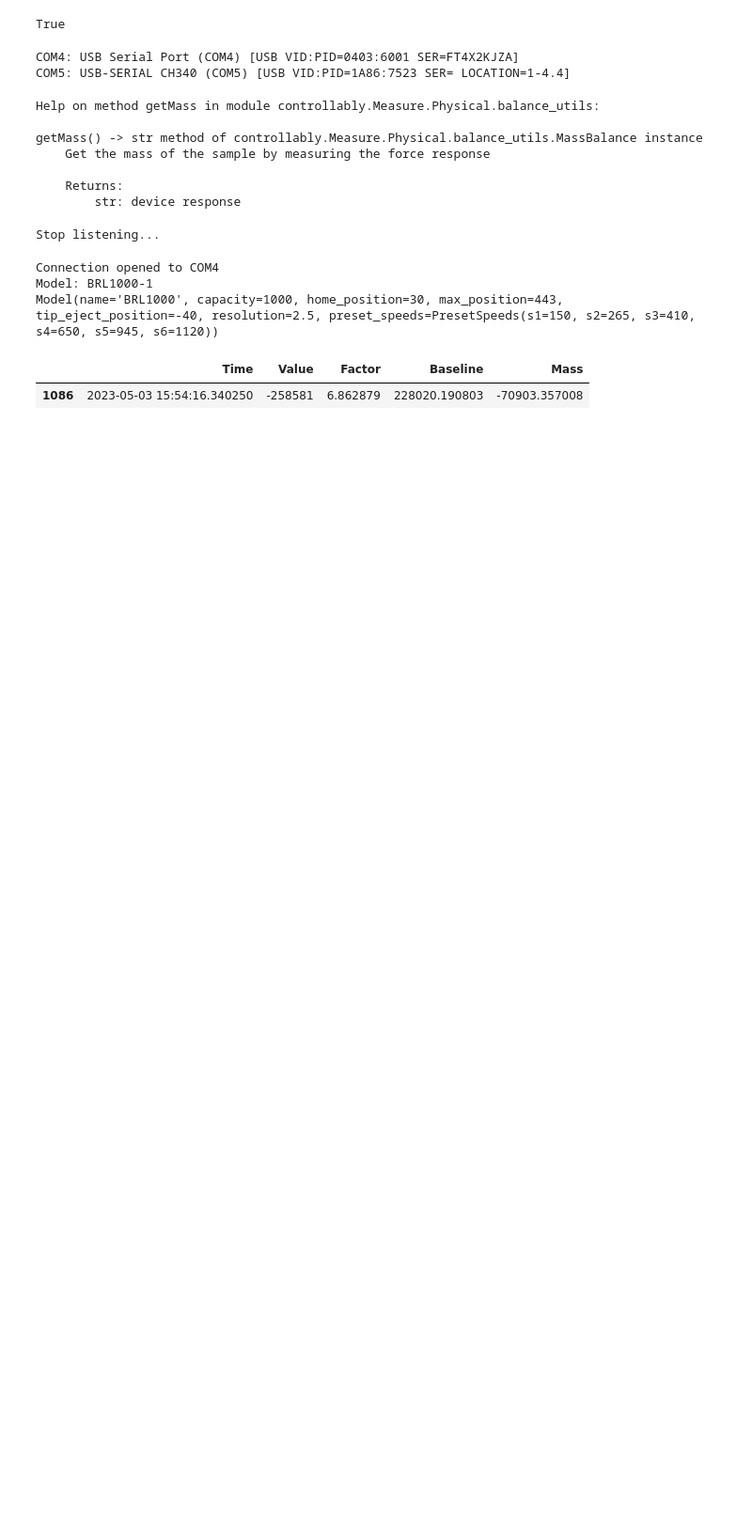
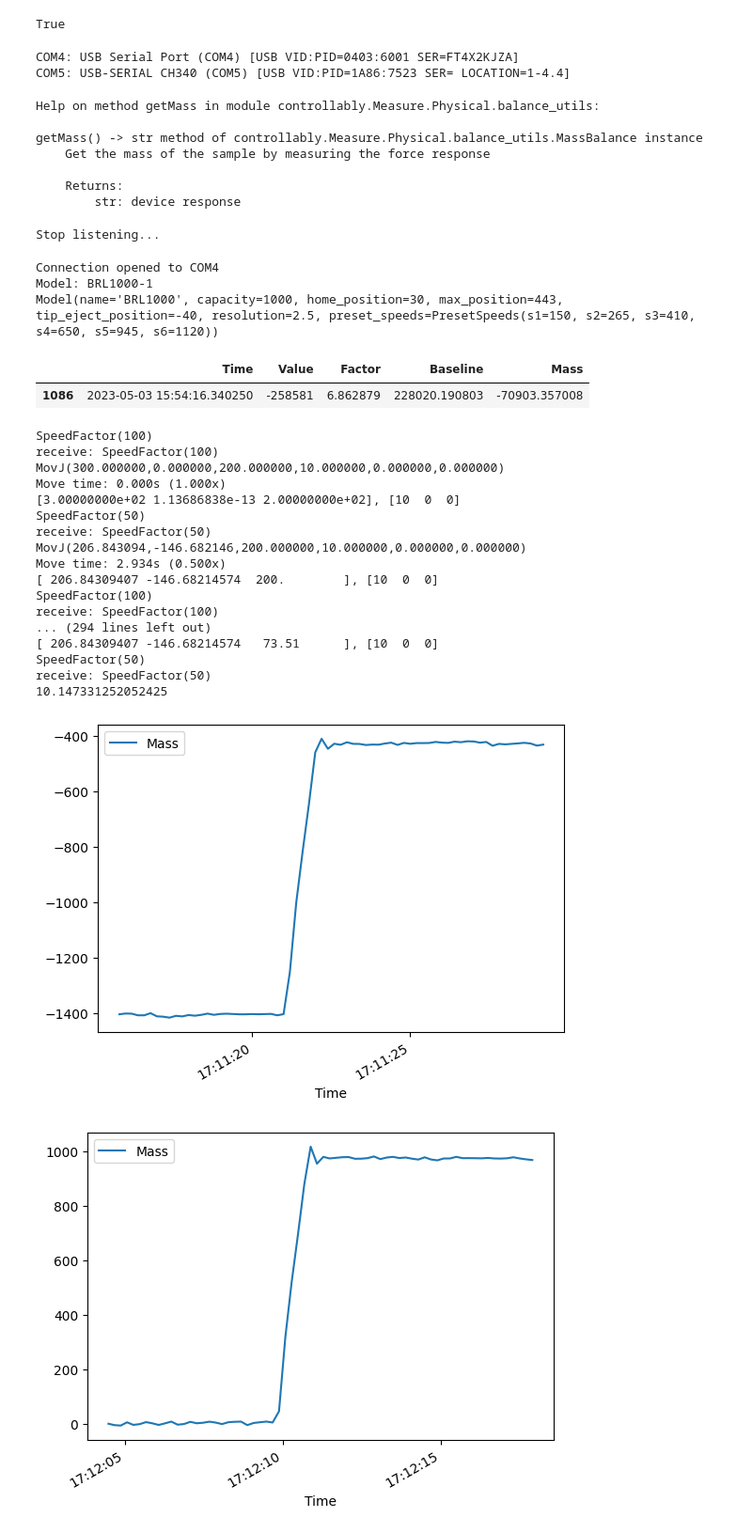
Before and after one commit to Quijanove/viscosity_liquid_transfer_Pablo, a Jupyter notebook: Test_liquid_transfer_sartorious.ipynb, the cells around one changed output. Shown at 94% size. Cells and saved outputs as stored; diff of their text form; code cells hidden in the pictures; blank space fills up the shorter version.

```diff
--- a/Test_liquid_transfer_sartorious.ipynb
+++ b/Test_liquid_transfer_sartorious.ipynb
@@ -470,3 +480,72 @@ balance.buffer_df.where(balance.buffer_df.Mass<-100).dropna()
 # %% [output]
 |  | Time | Value | Factor | Baseline | Mass |
 | 1086 | 2023-05-03 15:54:16.340250 | -258581 | 6.862879 | 228020.190803 | -70903.357008 |
+# %%
+tries = 1
+volume = 1000
+liquid_level = 16
+df = pd.DataFrame(columns=["Tries", "Mass Change"])
+pipette.mover.setHandedness(False)
+
+while tries <= 5:
+    #Transfer start
+    start = time.time()
+
+    #Aspirate step
+    pipette.mover.safeMoveTo(source.wells['A1'].from_bottom((0,0,liquid_level-5)))
+    pipette.liquid.aspirate(volume)
+    time.sleep(5)
+
+    #Dispense step
+    pipette.mover.safeMoveTo(balance_deck.wells['A1'].from_top((0,0,-5)))
+
+    balance.tare()
+    balance.clearCache()
+    balance.toggleRecord(True)
+    time.sleep(5)
+
+    pipette.liquid.dispense(volume)
+    time.sleep(5)
+    balance.toggleRecord(False)
+
+    #Transfer termination
+    finish = time.time()
+    time_m = finish - start
+
+    pipette.mover.safeMoveTo(source.wells['A1'].top)
+    time.sleep(5)
+
+    #define m
+    m = (balance.buffer_df.iloc[-10:,-1].mean()-balance.buffer_df.iloc[:10,-1].mean())/1000
+
+    #update df
+    df.loc[len(df)] = [tries, m]
+
+    #update liquid level
+    liquid_level = liquid_level - 1.2*m
+    print(liquid_level)
+
+    balance.buffer_df.plot('Time','Mass')
+
+    #Increment Tries
+    tries += 1
+# %% [output]
+SpeedFactor(100)
+receive: SpeedFactor(100)
+MovJ(300.000000,0.000000,200.000000,10.000000,0.000000,0.000000)
+Move time: 0.000s (1.000x)
+[3.00000000e+02 1.13686838e-13 2.00000000e+02], [10  0  0]
+SpeedFactor(50)
+receive: SpeedFactor(50)
+MovJ(206.843094,-146.682146,200.000000,10.000000,0.000000,0.000000)
+Move time: 2.934s (0.500x)
+[ 206.84309407 -146.68214574  200.        ], [10  0  0]
+SpeedFactor(100)
+receive: SpeedFactor(100)
+... (294 lines left out)
+[ 206.84309407 -146.68214574   73.51      ], [10  0  0]
+SpeedFactor(50)
+receive: SpeedFactor(50)
+10.147331252052425
+[figure, added]
+[figure, added]
```
Also changed, not shown: parts of 20 cells of this notebook, 1 other file.
